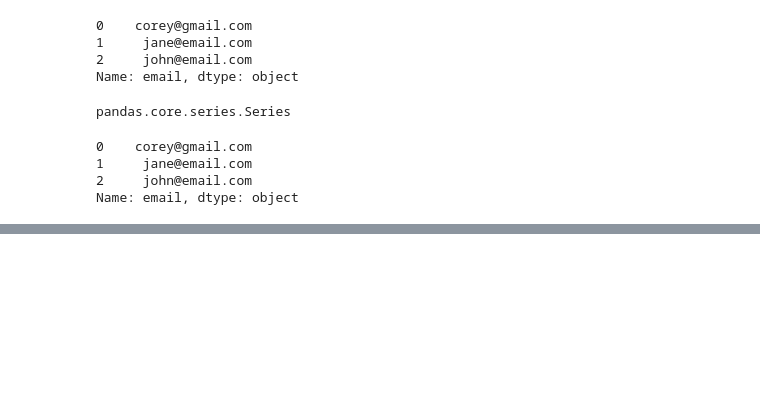
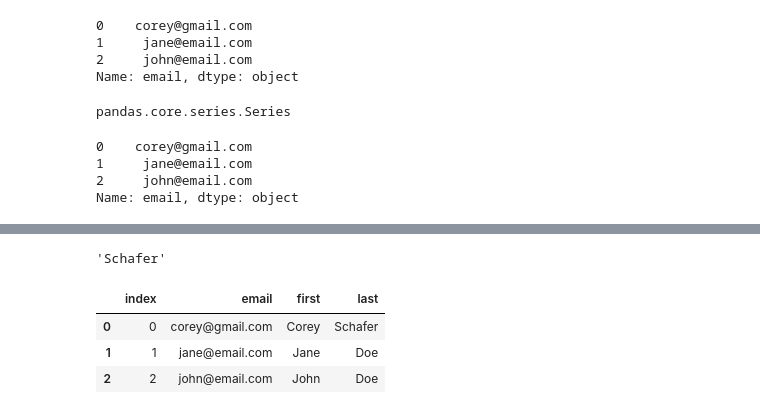
Before and after one commit to ecthompsoncodes/Learning_Python, a Jupyter notebook: pandas.ipynb, the cells around one changed output, grey strips where cells are left out. Saved outputs shown, nothing was run; the diff lists cells and outputs as text; code cells hidden in the pictures; blank space fills up the shorter version.

```diff
--- a/pandas.ipynb
+++ b/pandas.ipynb
@@ -138,0 +251,2 @@ Ended at 12:38
+# %%
+people = pd.DataFrame(people)
@@ -138,0 +260,2 @@ Ended at 12:38
+# %%
+people.set_index('email') # set col namde as index
@@ -138,0 +275,3 @@ Ended at 12:38
+# %%
+# change df with inplace
+people.set_index('email', inplace = True)
@@ -138,0 +286,13 @@ Ended at 12:38
+# %%
+people.loc['corey@gmail.com', 'last']
+# get row for that specific index
+# %% [output]
+'Schafer'
+# %%
+people.reset_index(inplace = True) # set back
+people
+# %% [output]
+|  | index | email | first | last |
+| 0 | 0 | corey@gmail.com | Corey | Schafer |
+| 1 | 1 | jane@email.com | Jane | Doe |
+| 2 | 2 | john@email.com | John | Doe |
```
Also changed, not shown: parts of 28 cells of this notebook, 1 other file.
